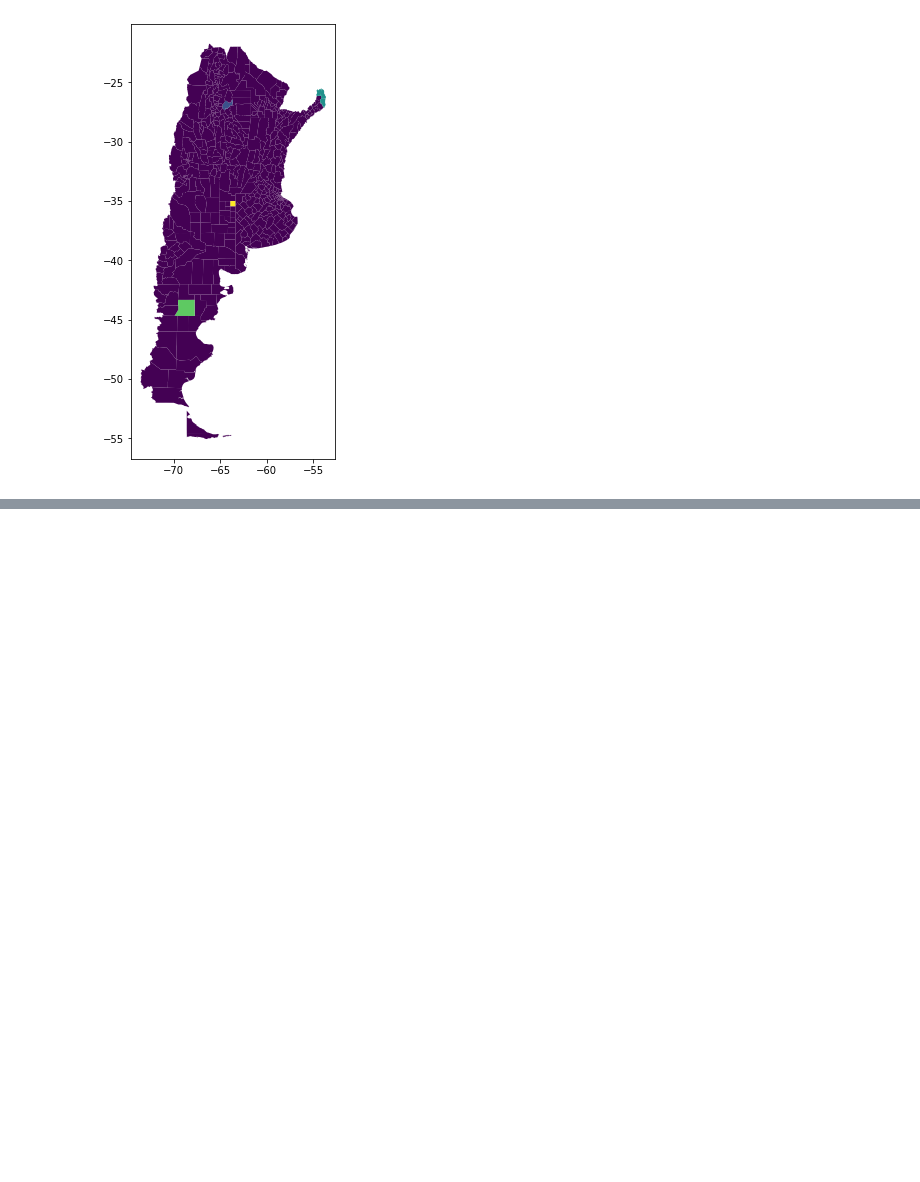
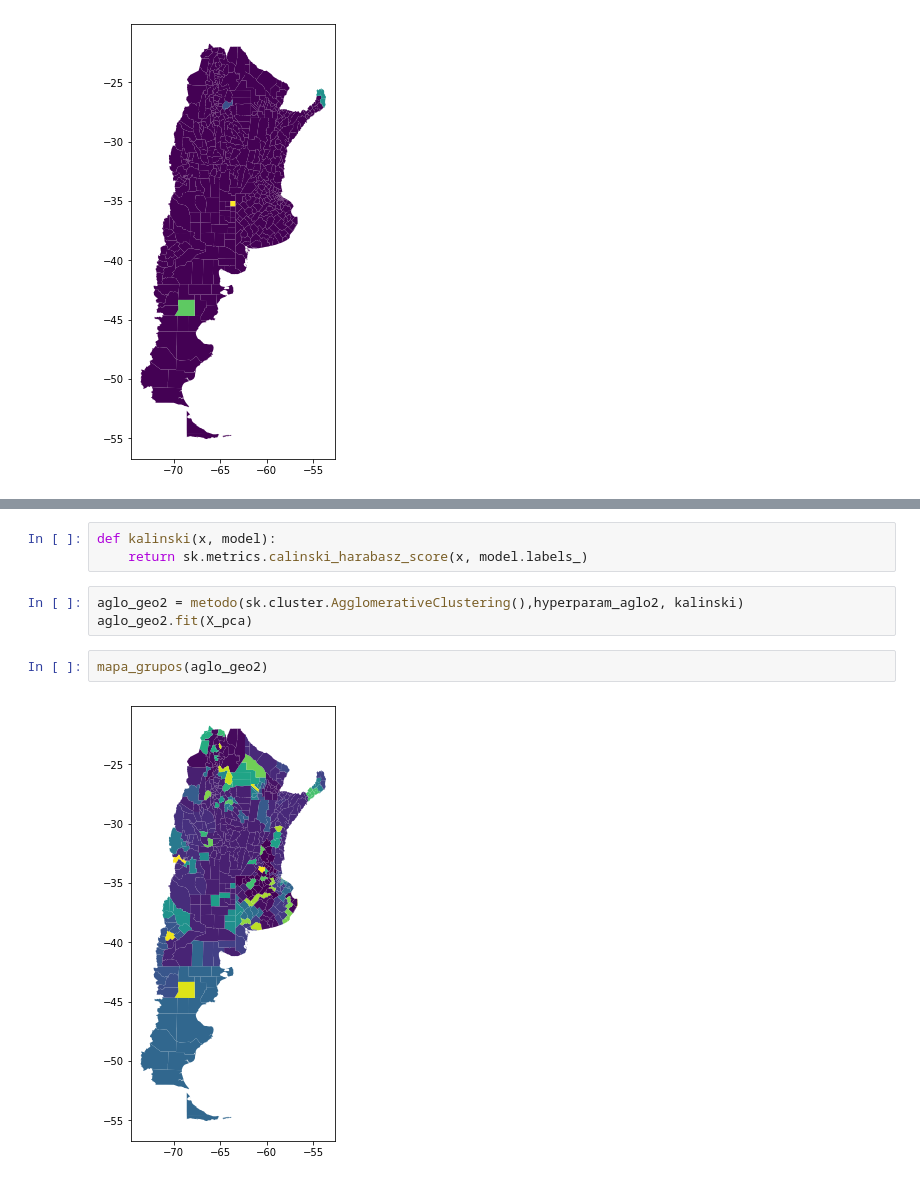
Before and after one commit to pabanib/covid, a Jupyter notebook: Untitled2.ipynb, the cells around one changed output, grey strips where cells are left out. Saved outputs shown, nothing was run; the diff lists cells and outputs as text; blank space fills up the shorter version.

```diff
--- a/Untitled2.ipynb
+++ b/Untitled2.ipynb
@@ -177,0 +177,10 @@ mapa_grupos(aglo_geo)
+# %%
+def kalinski(x, model):
+    return sk.metrics.calinski_harabasz_score(x, model.labels_)
+# %%
+aglo_geo2 = metodo(sk.cluster.AgglomerativeClustering(),hyperparam_aglo2, kalinski)
+aglo_geo2.fit(X_pca)
+# %%
+mapa_grupos(aglo_geo2)
+# %% [output]
+[figure, added]
```
Also changed, not shown: parts of 40 cells of this notebook, 1 other file.
